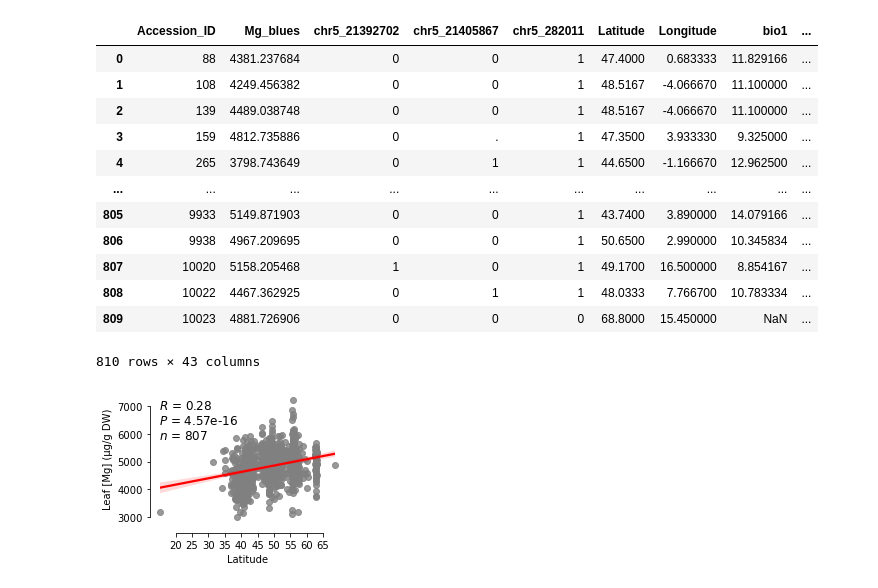
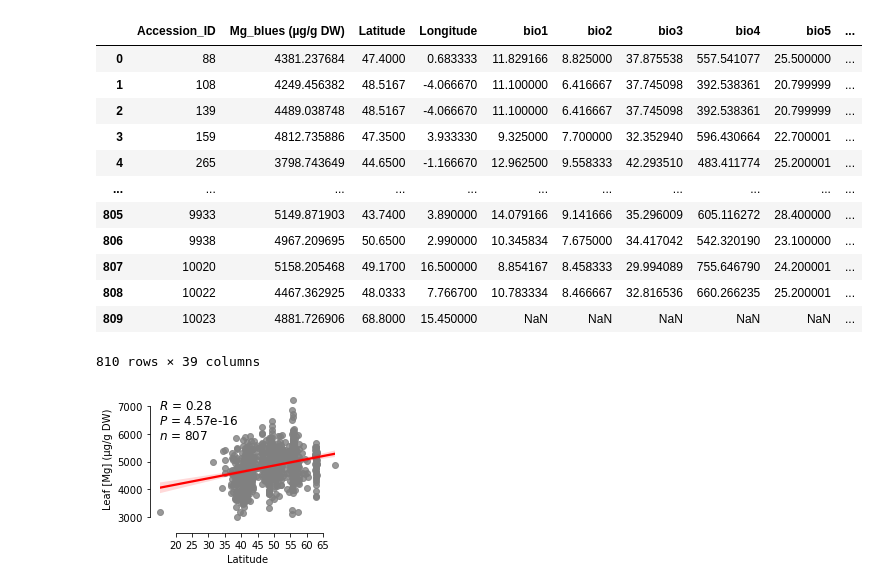
Before and after one commit to HancockLab/Leaf-Mg, a Jupyter notebook: Main/Figure1/Fig1b/Fig1b.ipynb, the cells around one changed output. Cells and saved outputs as stored; diff of their text form; code cells hidden in the pictures.

```diff
--- a/Main/Figure1/Fig1b/Fig1b.ipynb
+++ b/Main/Figure1/Fig1b/Fig1b.ipynb
@@ -5,22 +5,22 @@ import numpy as np
 import seaborn as sns
 from scipy.stats import spearmanr
 # %%
-df = pd.read_csv('810_Mg_blues_top3SNPs_wCoordinates_variables.csv')
+df = pd.read_table('Fig1b.txt')
 df
 # %% [output]
-|  | Accession_ID | Mg_blues | chr5_21392702 | chr5_21405867 | chr5_282011 | Latitude | Longitude | bio1 | ... |
-| 0 | 88 | 4381.237684 | 0 | 0 | 1 | 47.4000 | 0.683333 | 11.829166 | ... |
-| 1 | 108 | 4249.456382 | 0 | 0 | 1 | 48.5167 | -4.066670 | 11.100000 | ... |
-| 2 | 139 | 4489.038748 | 0 | 0 | 1 | 48.5167 | -4.066670 | 11.100000 | ... |
-| 3 | 159 | 4812.735886 | 0 | . | 1 | 47.3500 | 3.933330 | 9.325000 | ... |
-| 4 | 265 | 3798.743649 | 0 | 1 | 1 | 44.6500 | -1.166670 | 12.962500 | ... |
-| ... | ... | ... | ... | ... | ... | ... | ... | ... | ... |
-| 805 | 9933 | 5149.871903 | 0 | 0 | 1 | 43.7400 | 3.890000 | 14.079166 | ... |
-| 806 | 9938 | 4967.209695 | 0 | 0 | 1 | 50.6500 | 2.990000 | 10.345834 | ... |
-| 807 | 10020 | 5158.205468 | 1 | 0 | 1 | 49.1700 | 16.500000 | 8.854167 | ... |
-| 808 | 10022 | 4467.362925 | 0 | 1 | 1 | 48.0333 | 7.766700 | 10.783334 | ... |
-| 809 | 10023 | 4881.726906 | 0 | 0 | 0 | 68.8000 | 15.450000 | NaN | ... |
+|  | Accession_ID | Mg_blues (µg/g DW) | Latitude | Longitude | bio1 | bio2 | bio3 | bio4 | bio5 | ... |
+| 0 | 88 | 4381.237684 | 47.4000 | 0.683333 | 11.829166 | 8.825000 | 37.875538 | 557.541077 | 25.500000 | ... |
+| 1 | 108 | 4249.456382 | 48.5167 | -4.066670 | 11.100000 | 6.416667 | 37.745098 | 392.538361 | 20.799999 | ... |
+| 2 | 139 | 4489.038748 | 48.5167 | -4.066670 | 11.100000 | 6.416667 | 37.745098 | 392.538361 | 20.799999 | ... |
+| 3 | 159 | 4812.735886 | 47.3500 | 3.933330 | 9.325000 | 7.700000 | 32.352940 | 596.430664 | 22.700001 | ... |
+| 4 | 265 | 3798.743649 | 44.6500 | -1.166670 | 12.962500 | 9.558333 | 42.293510 | 483.411774 | 25.200001 | ... |
+| ... | ... | ... | ... | ... | ... | ... | ... | ... | ... | ... |
+| 805 | 9933 | 5149.871903 | 43.7400 | 3.890000 | 14.079166 | 9.141666 | 35.296009 | 605.116272 | 28.400000 | ... |
+| 806 | 9938 | 4967.209695 | 50.6500 | 2.990000 | 10.345834 | 7.675000 | 34.417042 | 542.320190 | 23.100000 | ... |
+| 807 | 10020 | 5158.205468 | 49.1700 | 16.500000 | 8.854167 | 8.458333 | 29.994089 | 755.646790 | 24.200001 | ... |
+| 808 | 10022 | 4467.362925 | 48.0333 | 7.766700 | 10.783334 | 8.466667 | 32.816536 | 660.266235 | 25.200001 | ... |
+| 809 | 10023 | 4881.726906 | 68.8000 | 15.450000 | NaN | NaN | NaN | NaN | NaN | ... |
-810 rows × 43 columns
+810 rows × 39 columns
 # %%
 df=df.dropna(subset=['Latitude'])
 # %%
```
Also changed, not shown: parts of 3 cells of this notebook, 5 other files.
